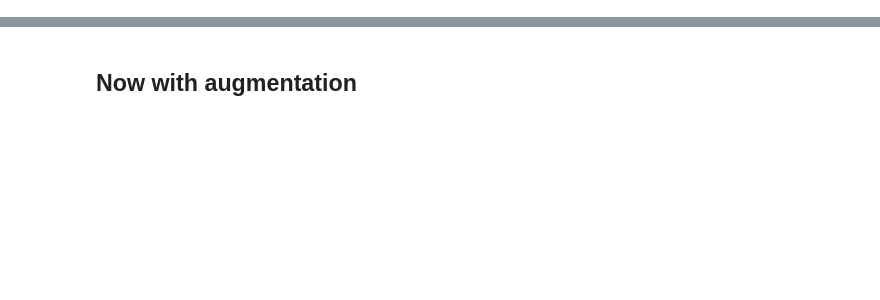
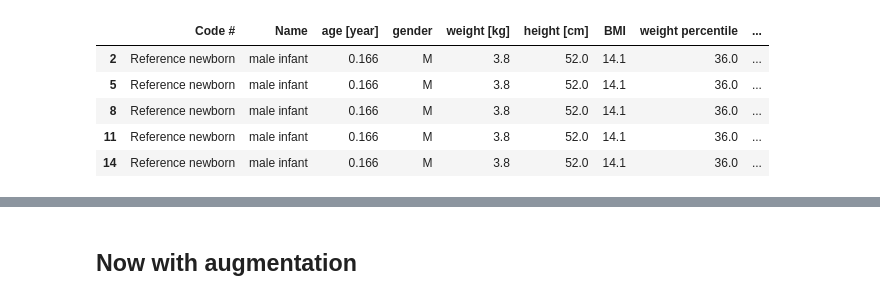
Before and after one commit to brandonjnelsonFDA/pediatric-CT-noise-texture-augmentation, a Jupyter notebook: notebooks/01 Method Developement/train_denoiser_with_augmentation.ipynb, the cells around one changed output, grey strips where cells are left out. Saved outputs shown, nothing was run; the diff lists cells and outputs as text; code cells hidden in the pictures; blank space fills up the shorter version.

```diff
--- a/notebooks/01 Method Developement/train_denoiser_with_augmentation.ipynb
+++ b/notebooks/01 Method Developement/train_denoiser_with_augmentation.ipynb
@@ -77,0 +59,20 @@ def build_model():
+# %%
+from pathlib import Path
+
+import matplotlib.pyplot as plt
+import seaborn as sns
+import numpy as np
+import pandas as pd
+import SimpleITK as sitk
+
+base_dir = Path('/gpfs_projects/brandon.nelson/PediatricCTSizeDataAugmentation')
+meta = pd.read_csv(base_dir / 'metadata.csv')
+meta = meta[meta.recon == 'fbp']
+meta.head()
+# %% [output]
+|  | Code # | Name | age [year] | gender | weight [kg] | height [cm] | BMI | weight percentile | ... |
+| 2 | Reference newborn | male infant | 0.166 | M | 3.8 | 52.0 | 14.1 | 36.0 | ... |
+| 5 | Reference newborn | male infant | 0.166 | M | 3.8 | 52.0 | 14.1 | 36.0 | ... |
+| 8 | Reference newborn | male infant | 0.166 | M | 3.8 | 52.0 | 14.1 | 36.0 | ... |
+| 11 | Reference newborn | male infant | 0.166 | M | 3.8 | 52.0 | 14.1 | 36.0 | ... |
+| 14 | Reference newborn | male infant | 0.166 | M | 3.8 | 52.0 | 14.1 | 36.0 | ... |
```
Also changed, not shown: parts of 52 cells of this notebook, 5 other files.
